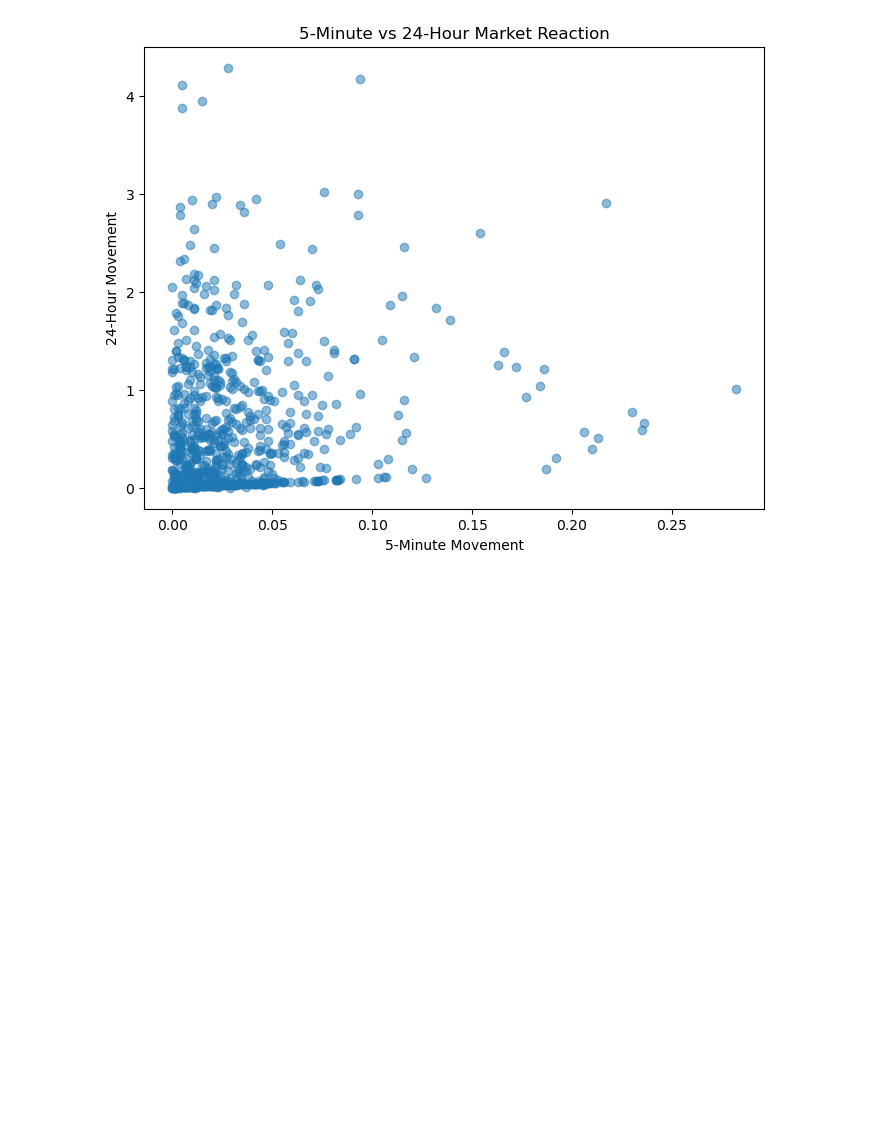
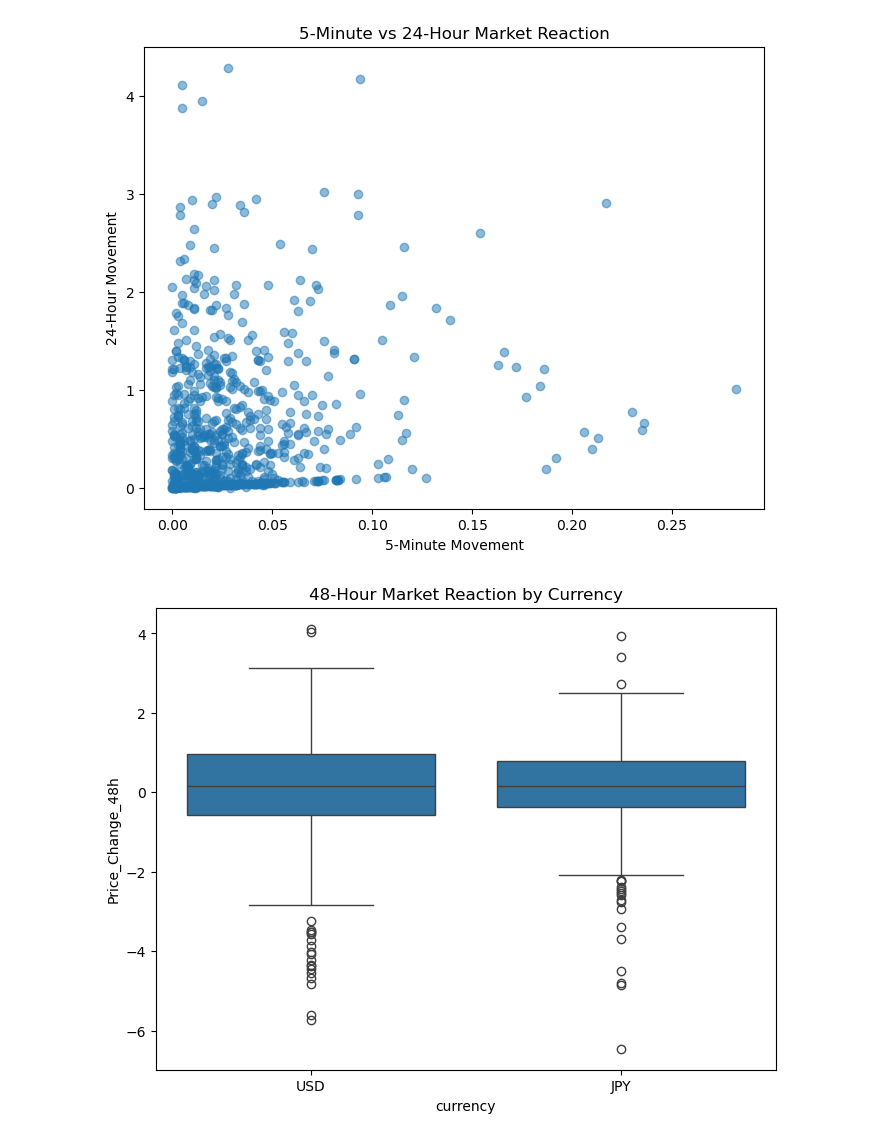
Before and after one commit to DVictor101/Usd_Pair_Prediction, a Jupyter notebook: Exploratory_Data_Analysis.ipynb, the cells around one changed output. Cells and saved outputs as stored; diff of their text form; code cells hidden in the pictures; blank space fills up the shorter version.

```diff
--- a/Exploratory_Data_Analysis.ipynb
+++ b/Exploratory_Data_Analysis.ipynb
@@ -1265,3 +1274,24 @@ plt.title("5-Minute vs 24-Hour Market Reaction")
 plt.show()
 # %% [output]
 [figure]
+# %%
+## market reaction by currency
+import seaborn as sns
+
+plt.figure(figsize=(8,6))
+
+sns.boxplot(
+
+    data=data,
+
+    x="currency",
+
+    y="Price_Change_48h"
+
+)
+
+plt.title("48-Hour Market Reaction by Currency")
+
+plt.show()
+# %% [output]
+[figure, added]
```
Also changed, not shown: parts of 11 cells of this notebook, 9 other files.
